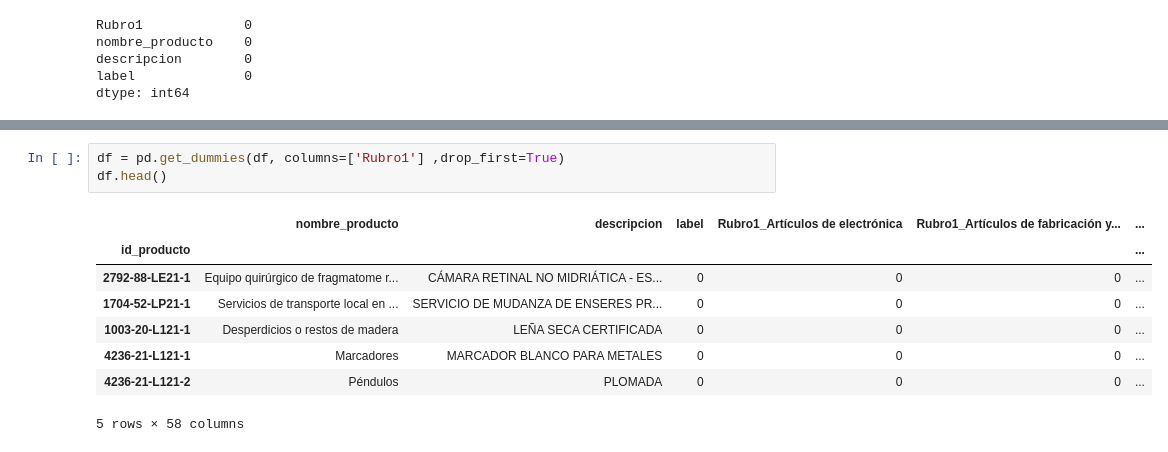
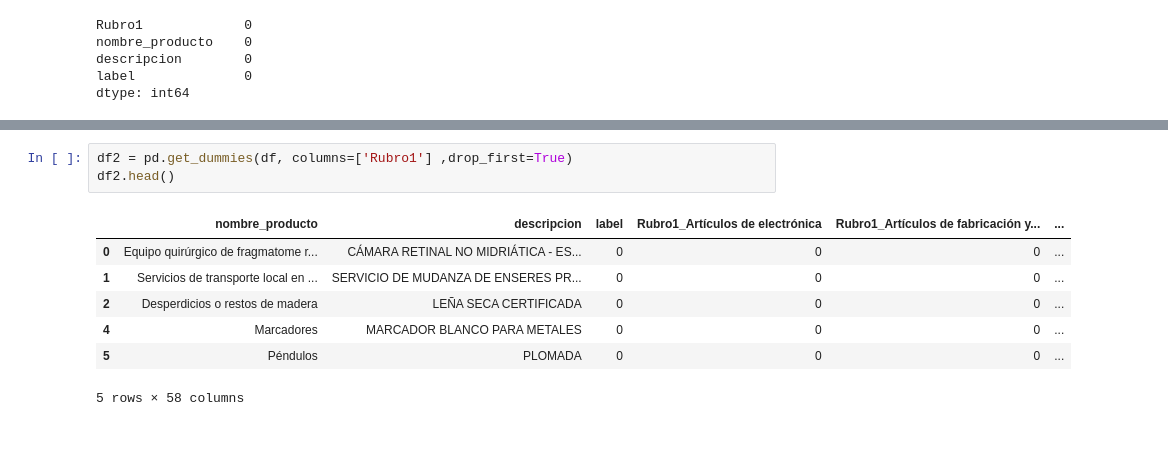
Before and after one commit to metalkutz/juanito_v2.0, a Jupyter notebook: EDA.ipynb, the cells around one changed output, grey strips where cells are left out. Cells and saved outputs as stored; diff of their text form.

```diff
--- a/EDA.ipynb
+++ b/EDA.ipynb
@@ -164,14 +195,13 @@ Data columns (total 4 columns):
 dtypes: int64(1), object(3)
 memory usage: 2.0+ MB
 # %%
-df = pd.get_dummies(df, columns=['Rubro1'] ,drop_first=True)
-df.head()
+df2 = pd.get_dummies(df, columns=['Rubro1'] ,drop_first=True)
+df2.head()
 # %% [output]
 |  | nombre_producto | descripcion | label | Rubro1_Artículos de electrónica | Rubro1_Artículos de fabricación y... | ... |
-| id_producto |  |  |  |  |  | ... |
-| 2792-88-LE21-1 | Equipo quirúrgico de fragmatome r... | CÁMARA RETINAL NO MIDRIÁTICA - ES... | 0 | 0 | 0 | ... |
-| 1704-52-LP21-1 | Servicios de transporte local en ... | SERVICIO DE MUDANZA DE ENSERES PR... | 0 | 0 | 0 | ... |
-| 1003-20-L121-1 | Desperdicios o restos de madera | LEÑA SECA CERTIFICADA | 0 | 0 | 0 | ... |
-| 4236-21-L121-1 | Marcadores | MARCADOR BLANCO PARA METALES | 0 | 0 | 0 | ... |
-| 4236-21-L121-2 | Péndulos | PLOMADA | 0 | 0 | 0 | ... |
+| 0 | Equipo quirúrgico de fragmatome r... | CÁMARA RETINAL NO MIDRIÁTICA - ES... | 0 | 0 | 0 | ... |
+| 1 | Servicios de transporte local en ... | SERVICIO DE MUDANZA DE ENSERES PR... | 0 | 0 | 0 | ... |
+| 2 | Desperdicios o restos de madera | LEÑA SECA CERTIFICADA | 0 | 0 | 0 | ... |
+| 4 | Marcadores | MARCADOR BLANCO PARA METALES | 0 | 0 | 0 | ... |
+| 5 | Péndulos | PLOMADA | 0 | 0 | 0 | ... |
 5 rows × 58 columns
```
Also changed, not shown: parts of 15 cells of this notebook.
